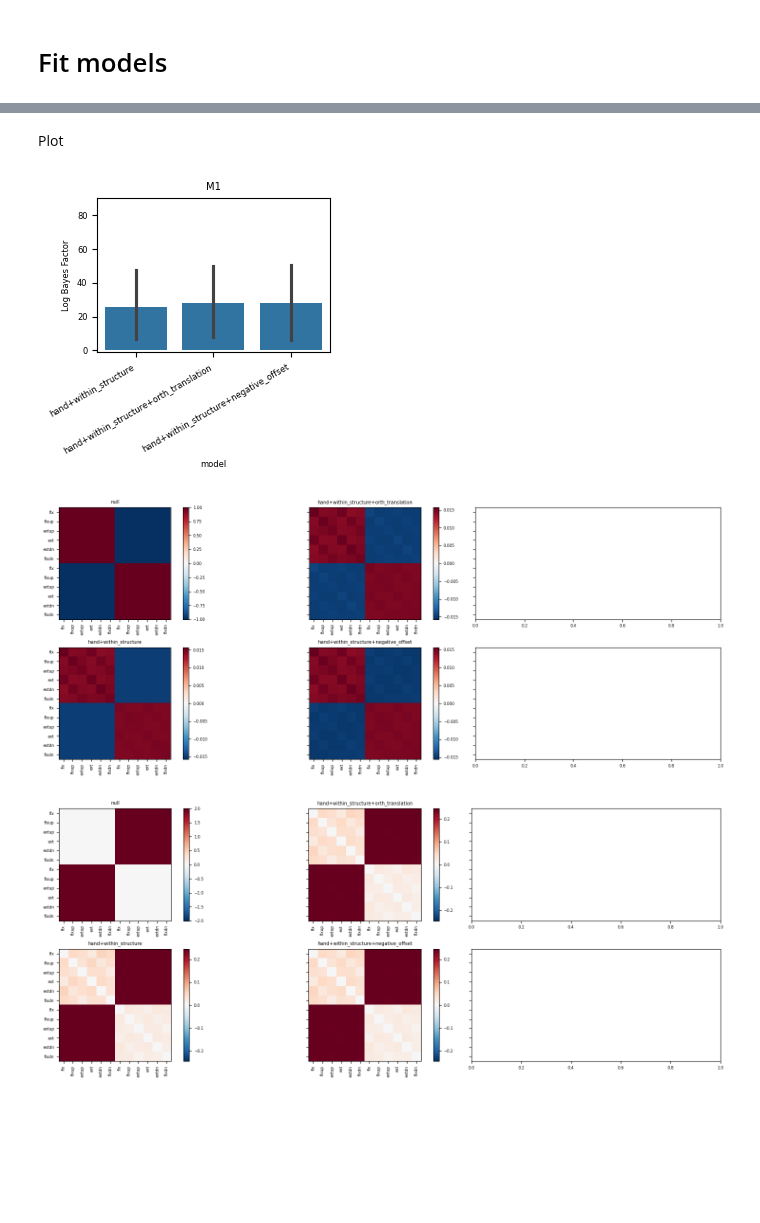
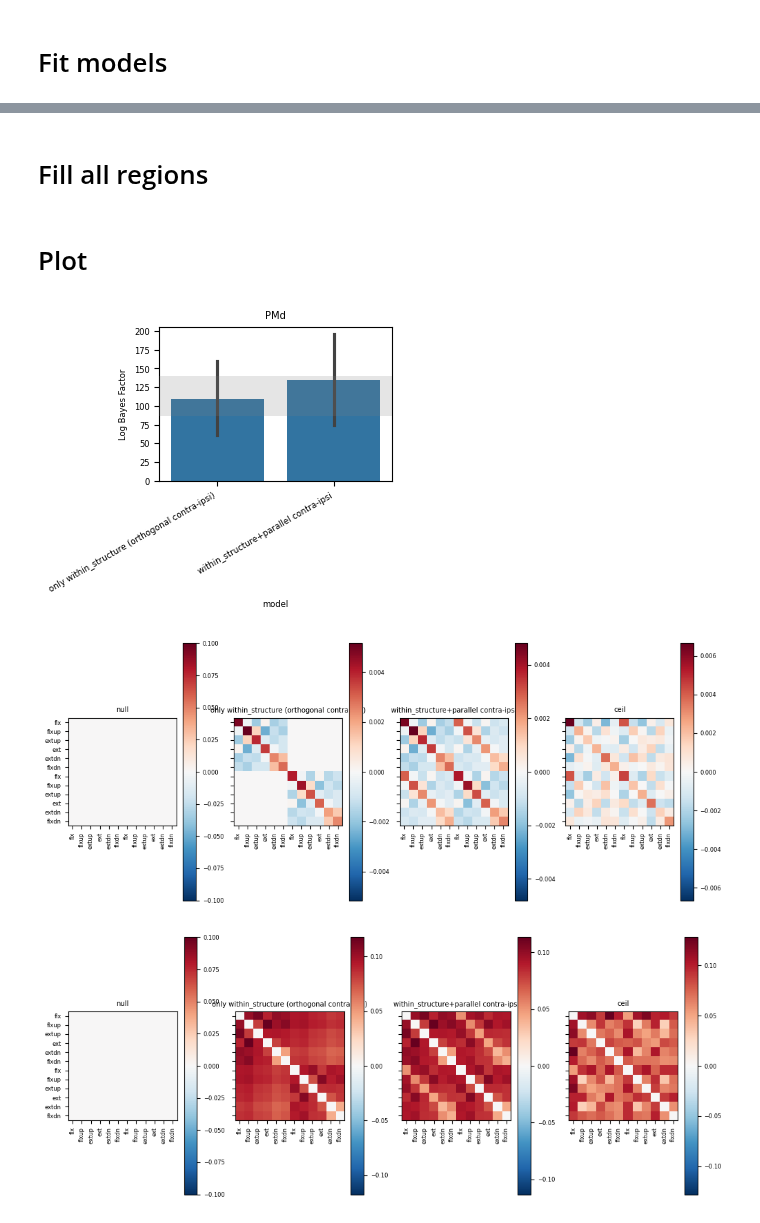
Before and after one commit to alighavam/bimanual_wrist, a Jupyter notebook: notebooks_mri/PCM_unimanual.ipynb, the cells around one changed output, grey strips where cells are left out. Drawn from its saved outputs; the diff is of its cells as text; code cells hidden in the pictures; blank space fills up the shorter version.

```diff
--- a/notebooks_mri/PCM_unimanual.ipynb
+++ b/notebooks_mri/PCM_unimanual.ipynb
@@ -263,7 +247,15 @@ plt.show()
 # %% [markdown]
 # Fit models
 # %%
-# FIT Models:
+import pickle
+
 # fit model:
 T_gr, theta_gr = pcm.fit_model_group(Y, M, fixed_effect='block', fit_scale=True, verbose=True)
 T_cv, theta_cv = pcm.fit_model_group_crossval(Y, M, fixed_effect='block', fit_scale=True, verbose=True)
+
+results = {
+            'T_gr': T_gr, 'theta_gr': theta_gr,
+            'T_cv': T_cv, 'theta_cv': theta_cv
+            }
+with open(os.path.join(analysisDir, f'PCM_unimanual_{region}.pkl'), 'wb') as f:
+    pickle.dump(results, f)
@@ -295,0 +262,2 @@ Fitting group cross model 3
+# %% [markdown]
+# Fill all regions
@@ -296,52 +379,70 @@ Fitting group cross model 3
 # %% [markdown]
-Plot
+# Plot
 # %%
+# load model fits:
+import pickle
+
+regions = ['M1','S1','PMd','PMv','SMA','SPLa','SPLp','V1']
+region = 'PMd'
+# load model fitting:
+with open(os.path.join(analysisDir, f'PCM_unimanual_{region}.pkl'), 'rb') as f:
+    results = pickle.load(f)
+
+T_gr = results['T_gr']
+theta_gr = results['theta_gr']
+nmodels = len(theta_gr)
+T_cv = results['T_cv']
+theta_cv = results['theta_cv']
+
 fig, ax = plt.subplots(1,1,figsize=(3,2))
 tmp_ax = pcm.model_plot(T_cv.likelihood,
-                        null_model = 'null')
+                        null_model = 'null',
+                        noise_ceiling= 'ceil',
+                        upper_ceiling = T_gr.likelihood['ceil'])
+
 # angle the x axis labels:
 plt.xticks(rotation=30, ha='right')
 plt.title(f'{region}')
-ax.set_ylim(-1, 90)
+# ax.set_ylim(-1, 100)
 plt.show()
 
 nmodels = len(M)
 
 # set font:
 matplotlib.rcParams.update({'font.size': 6})
 # Plot model predictions:
-fig, ax = plt.subplots(2, nmodels//2+1, figsize=(16,6), sharey=True)
+fig, ax = plt.subplots(1, nmodels, figsize=(10,4), sharey=True)
 for i in range(nmodels):
     G = M[i].predict(theta_gr[i][:M[i].n_param])[0]
     vmin = -np.max(np.abs(G))
     vmax = np.max(np.abs(G))
-    ax[i%2, i//2].imshow(G, cmap=cmap, vmin=vmin, vmax=vmax)
-    ax[i%2, i//2].set_title(M[i].name)
-    ax[i%2, i//2].set_xticks(list(range(12)))
-    ax[i%2, i//2].set_xticklabels(labels, rotation=90)
-    ax[i%2, i//2].set_yticks(list(range(12)))
-    ax[i%2, i//2].set_yticklabels(labels)
-    plt.colorbar(ax[i%2, i//2].imshow(G, cmap=cmap, vmin=vmin, vmax=vmax), ax=ax[i%2, i//2])
+    ax[i].imshow(G, cmap=cmap, vmin=vmin, vmax=vmax)
+    ax[i].set_title(M[i].name)
+    ax[i].set_xticks(list(range(12)))
+    ax[i].set_xticklabels(labels, rotation=90)
+    ax[i].set_yticks(list(range(12)))
+    ax[i].set_yticklabels(labels)
+    plt.colorbar(ax[i].imshow(G, cmap=cmap, vmin=vmin, vmax=vmax), ax=ax[i])
 plt.tight_layout()
 plt.show()
 
-fig, ax = plt.subplots(2,nmodels//2+1, figsize=(16,6), sharey=True)
+fig, ax = plt.subplots(1,nmodels, figsize=(10,4), sharey=True)
 for i in range(nmodels):
     G = M[i].predict(theta_gr[i][:M[i].n_param])[0]
     D = pcm.G_to_dist(G)
     D = np.sign(D) * np.sqrt(np.abs(D))
     vmin = -np.max(np.abs(D))
     vmax = np.max(np.abs(D))
-    ax[i%2, i//2].imshow(D, cmap=cmap, vmin=vmin, vmax=vmax)
-    ax[i%2, i//2].set_title(M[i].name)
-    ax[i%2, i//2].set_xticks(list(range(12)))
-    ax[i%2, i//2].set_xticklabels(labels, rotation=90)
-    ax[i%2, i//2].set_yticks(list(range(12)))
-    ax[i%2, i//2].set_yticklabels(labels)
-    plt.colorbar(ax[i%2, i//2].imshow(D, cmap=cmap, vmin=vmin, vmax=vmax), ax=ax[i%2, i//2])
+    ax[i].imshow(D, cmap=cmap, vmin=vmin, vmax=vmax)
+    ax[i].set_title(M[i].name)
+    ax[i].set_xticks(list(range(12)))
+    ax[i].set_xticklabels(labels, rotation=90)
+    ax[i].set_yticks(list(range(12)))
+    ax[i].set_yticklabels(labels)
+    plt.colorbar(ax[i].imshow(D, cmap=cmap, vmin=vmin, vmax=vmax), ax=ax[i])
 plt.tight_layout()
 plt.show()
 # %% [output]
-[figure, old version]
+[figure, new version]
-[figure, old version]
+[figure, new version]
-[figure, old version]
+[figure, new version]
```
Also changed, not shown: parts of 6 cells of this notebook, 1 other file.
